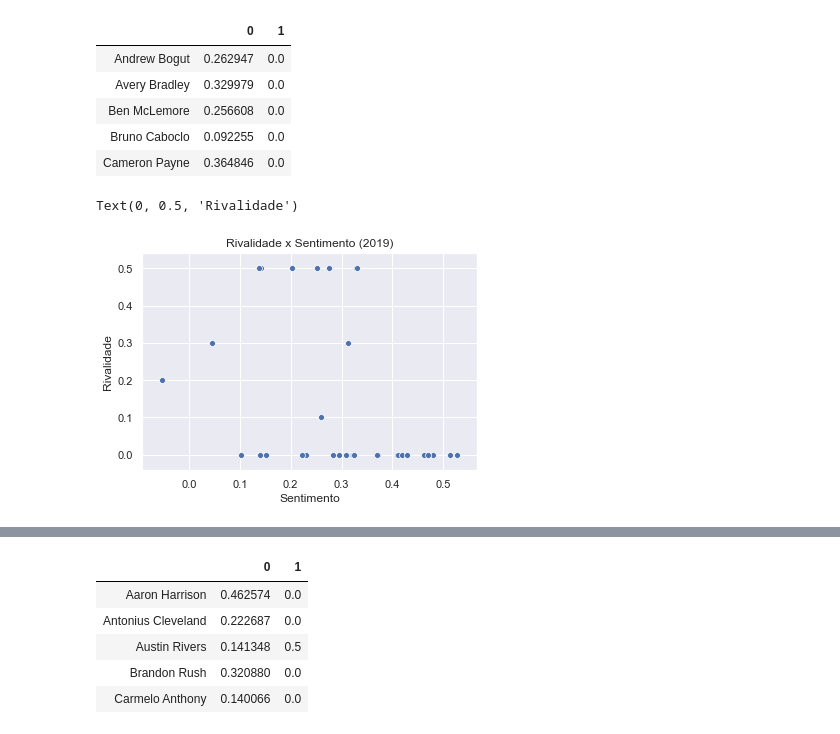
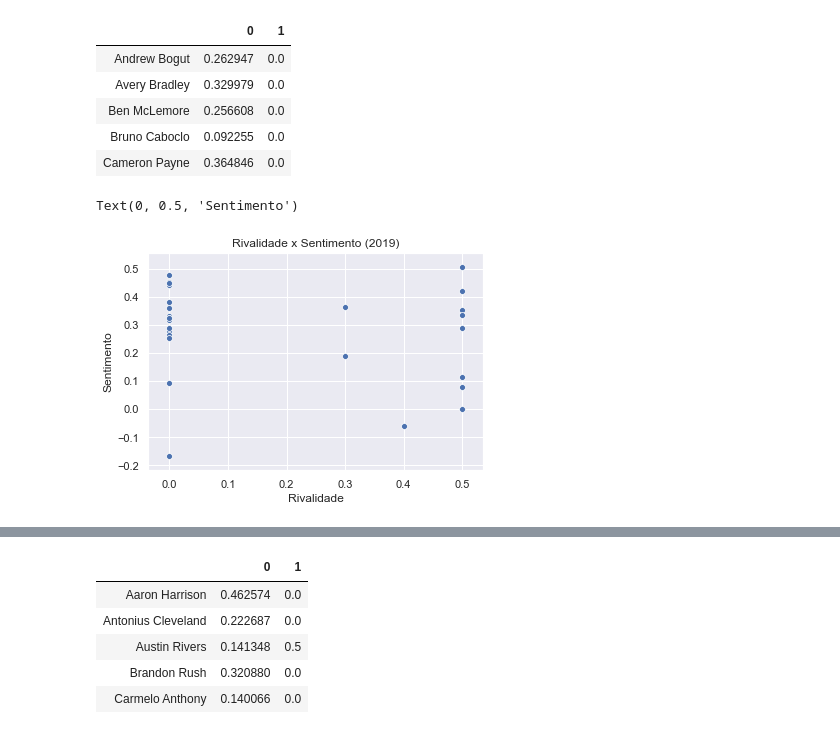
Before and after one commit to GustavoGB/NBA-Twitter-RedesSociais, a Jupyter notebook: Analise_resultados.ipynb, the cells around one changed output, grey strips where cells are left out. Saved outputs shown, nothing was run; the diff lists cells and outputs as text; code cells hidden in the pictures.

```diff
--- a/Analise_resultados.ipynb
+++ b/Analise_resultados.ipynb
@@ -15,11 +15,11 @@ df.head(5)
 | Bruno Caboclo | 0.092255 | 0.0 |
 | Cameron Payne | 0.364846 | 0.0 |
 # %%
-ax = sns.scatterplot(x=0, y=1, data=df)
+ax = sns.scatterplot(x=1, y=0, data=df)
 ax.set_title("Rivalidade x Sentimento (2019)")
-plt.xlabel('Sentimento')
-plt.ylabel('Rivalidade')
+plt.xlabel('Rivalidade')
+plt.ylabel('Sentimento')
 # %% [output]
-Text(0, 0.5, 'Rivalidade')
+Text(0, 0.5, 'Sentimento')
-[figure, old version]
+[figure, new version]
 # %%
```
Also changed, not shown: parts of 11 cells of this notebook.
